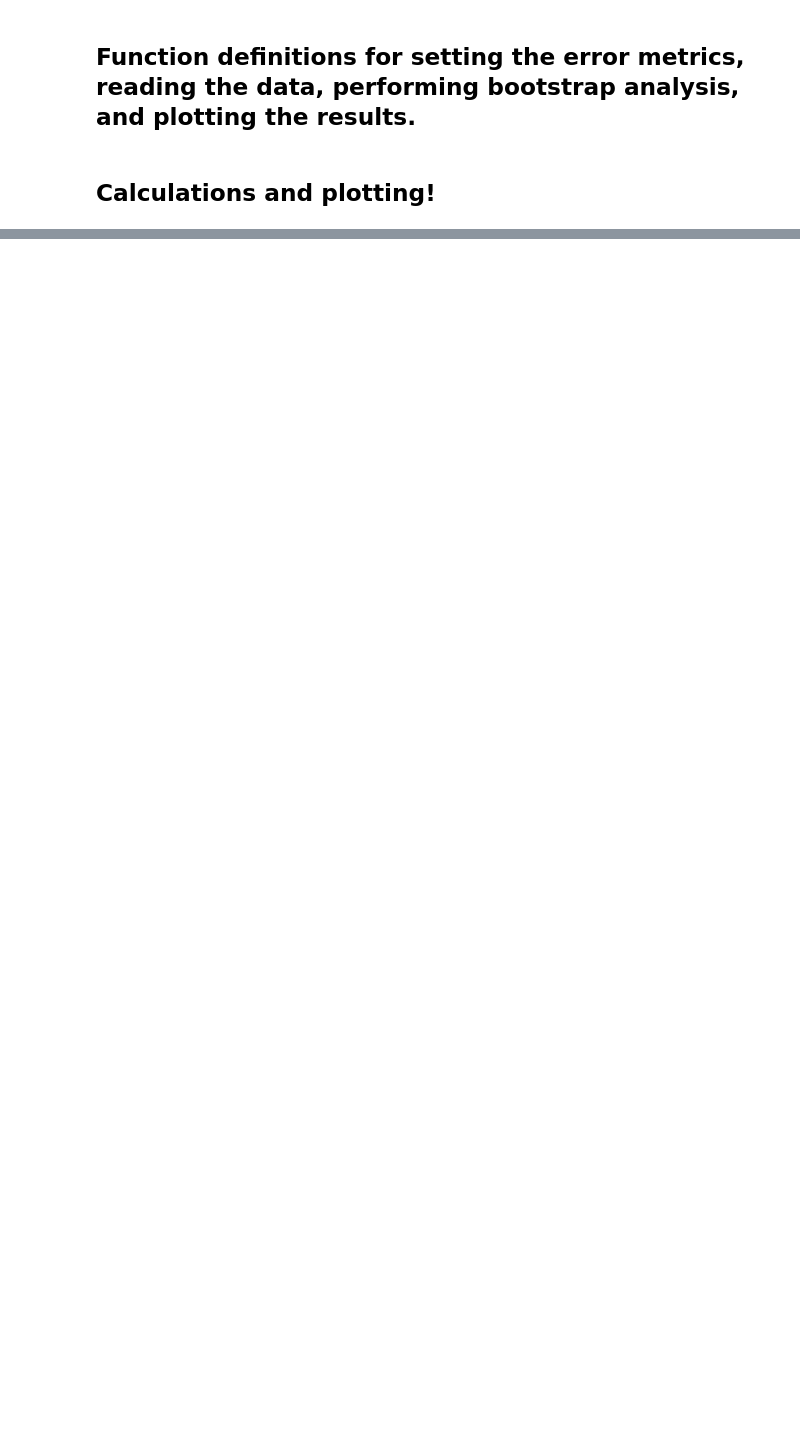
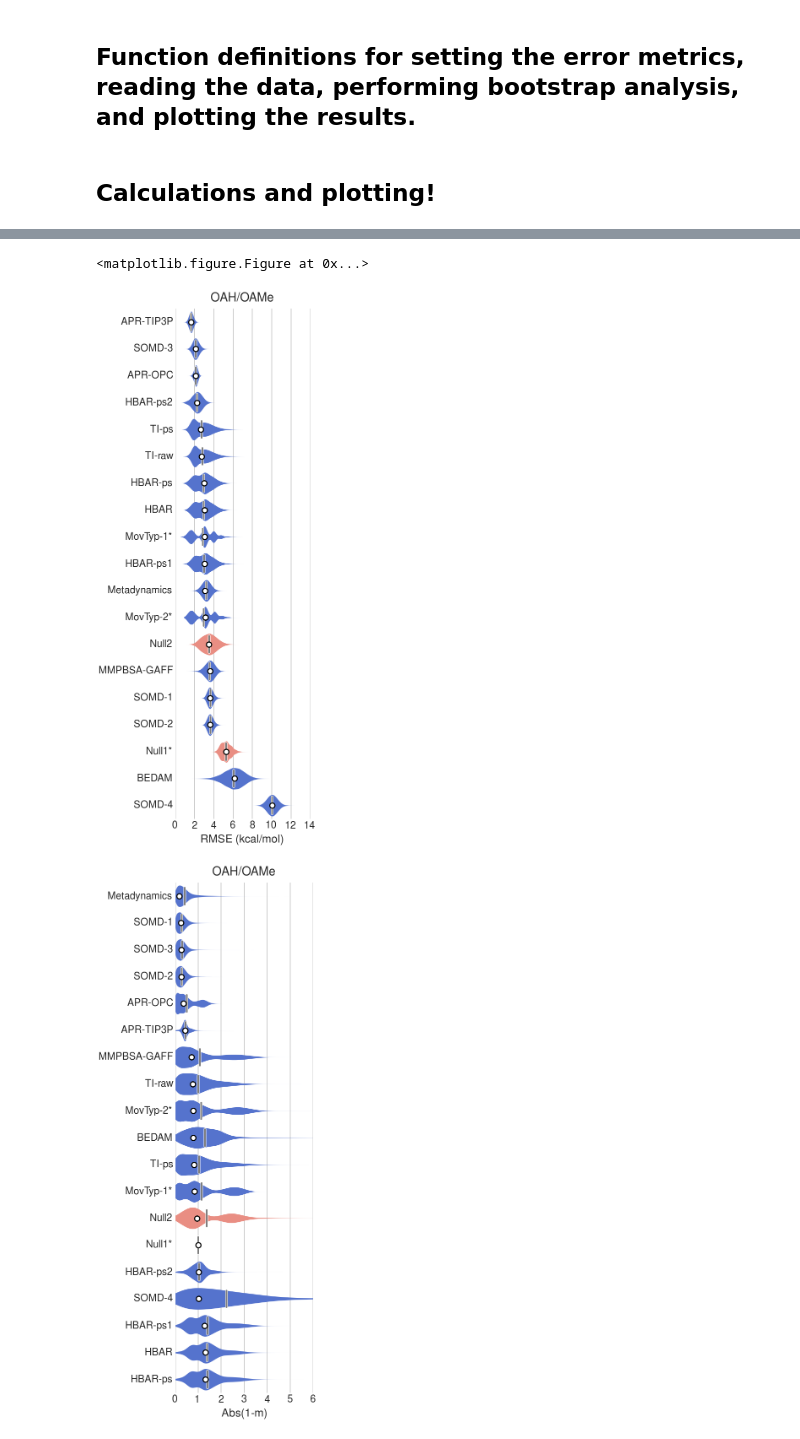
Before and after one commit to nhenriksen/Random, a Jupyter notebook: SAMPL5-error-metricsNiel.ipynb, the cells around one changed output, grey strips where cells are left out. Drawn from its saved outputs; the diff is of its cells as text; code cells hidden in the pictures; blank space fills up the shorter version.

Commit message:
With violin plots now

```diff
--- a/SAMPL5-error-metricsNiel.ipynb
+++ b/SAMPL5-error-metricsNiel.ipynb
@@ -540,7 +542,8 @@ def PrintTable(CalcNames,RawMs,AllMVals,AllMSEMs,AddDFT=False,Offset=False,\
     CalcNames=['HBAR-ps1' if i == 'PERT-hrex-c1' else i for i in CalcNames]
     CalcNames=['HBAR-ps2' if i == 'PERT-hrex-c2' else i for i in CalcNames]
 
-    calculation_index = [4, 6, 5, 3, 2, 0, 1, 7]
+    calculation_index = [4, 3, 0, 7]
+    #calculation_index = [4, 6, 5, 3, 2, 0, 1, 7]  ### All Metrics
     if Offset:
         print("{0:12s}\t{1:14s}\t{2:14s}\t{3:14s}\t{4:14s}\t{5:14s}\t{6:14s}\t{7:14s}\t{8:14s}"\
           .format('Method','RMSE_o','MUE_o','MSE_o','R_o^2','R_o','m_o','b_o','tau_o'))
@@ -575,14 +578,12 @@ def PrintTable(CalcNames,RawMs,AllMVals,AllMSEMs,AddDFT=False,Offset=False,\
 ## Calculations and plotting!
 # %%
 # Path to data files (set absolute path if you execute cells out of order)
-run_location = '/home/nhenriksen/data_kirkwood/projects/SAMPL5/git/SAMPL5-bootstrapping-error-analysis/'  ####CHANGE
-#run_location = '.'
+run_location = '.'
 
 # If false, there needs to be .pickle files available from a previous run
 run_calculation = False
 # %%
 #ConsistentSalt-Abs (Table 3)
-#os.chdir('../')
 os.chdir(run_location+'/Calc-OA')
 string = 'ka ../Exp/OASaltDep.txt Null1.txt Null2.txt APR-OPC.txt APR-TIP3P.txt \
           BEDAM.txt Metadynamics.txt MMPBSA-GAFF.txt MovTyp-1.txt MovTyp-2.txt \
@@ -598,7 +599,7 @@ else:
     RawMs, AllMBoot, AllMVals, AllMSEMs, CalcNames, Nc = results
 PrintTable(CalcNames,RawMs,AllMVals,AllMSEMs,AddDFT=True)
 # Why is RawMs being treated as global scope when it goes into plot_summary_horizontal_narrow?
-#plot_summary_horizontal_narrow(Nc, RawMs, AllMBoot, AllMVals, CalcNames, absolute=True, \
-#                               offset=False, prefix='OAH/OAMe', filename='OAH-OAMe-absolute')
+plot_summary_horizontal_narrow(Nc, RawMs, AllMBoot, AllMVals, CalcNames, absolute=True, \
+                               offset=False, prefix='OAH/OAMe', filename='OAH-OAMe-absolute')
 # %% [output]
 Method          RMSE            MUE             MSE             R^2             R               m               b               tau
@@ -620,0 +622,3 @@ SOMD-4          10.0(10.0 ± 0.5)        9.9(9.9 ± 0.5)  -2.3(-2.3 ± 2.8)
+<matplotlib.figure.Figure at 0x...>
+[figure, added]
+[figure, added]
```
Also changed, not shown: parts of 9 cells of this notebook.
